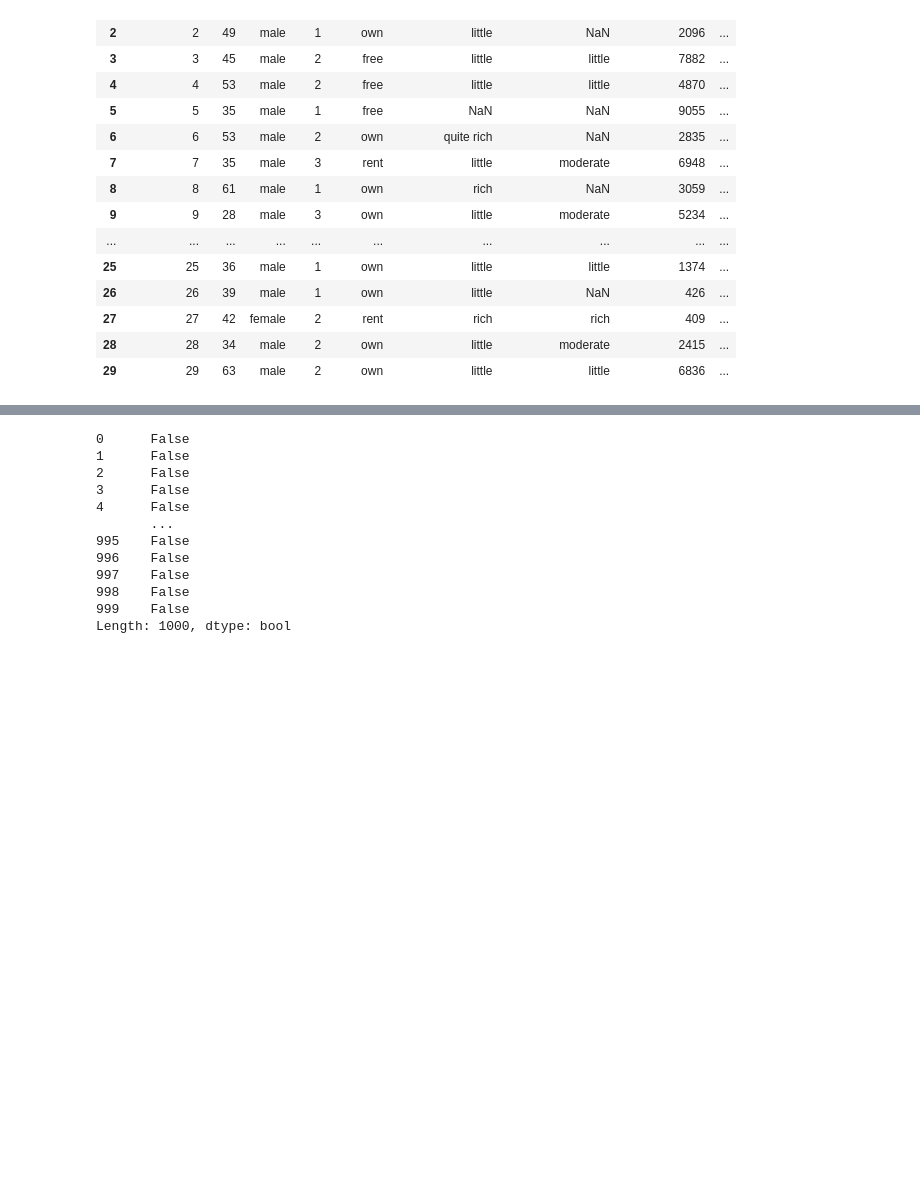
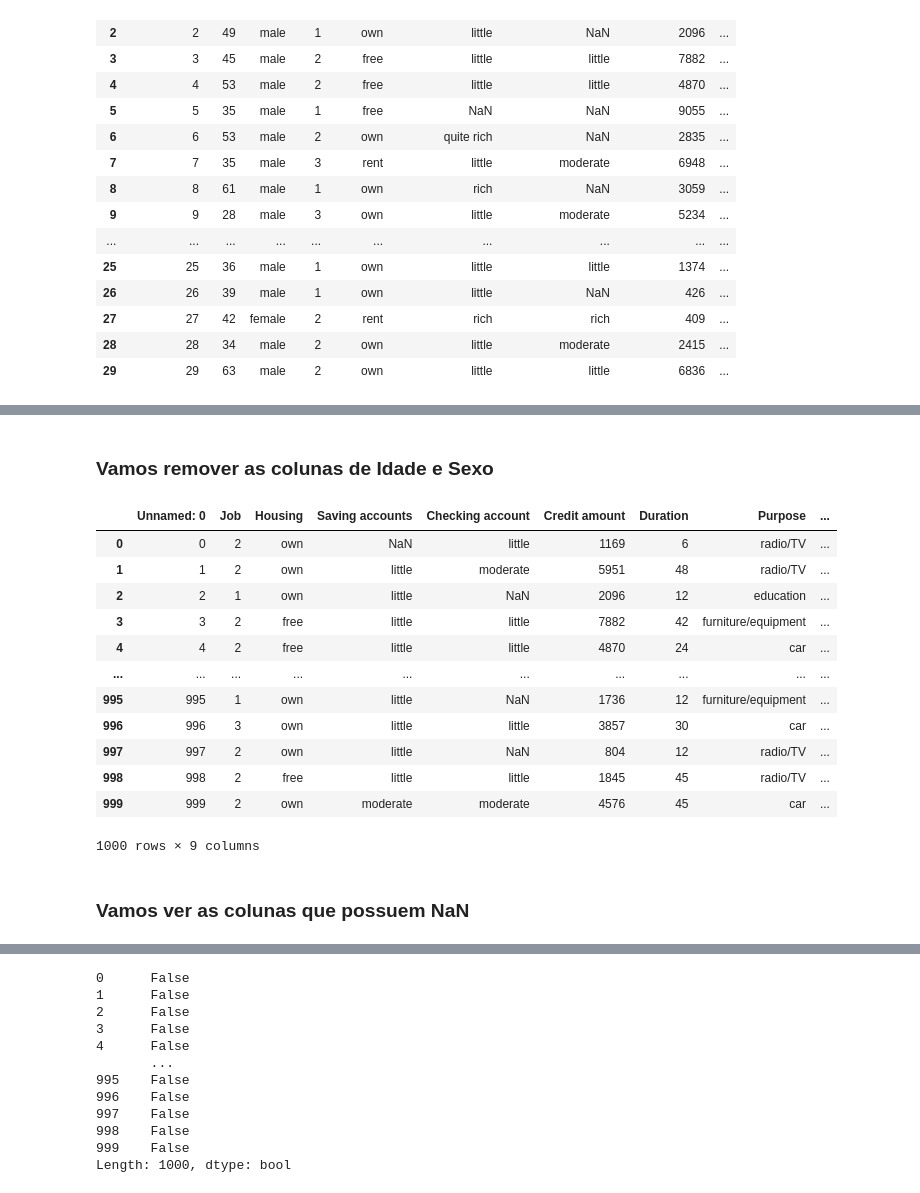
Before and after one commit to jfahelof/portfolio-credit-risk, a Jupyter notebook: credit_risk.ipynb, the cells around one changed output, grey strips where cells are left out. Drawn from its saved outputs; the diff is of its cells as text; code cells hidden in the pictures; blank space fills up the shorter version.

```diff
--- a/credit_risk.ipynb
+++ b/credit_risk.ipynb
@@ -63,0 +113,22 @@ Job - 0(não qualificado e não residente), 1(não qualificado mas residente), 2
+# %% [markdown]
+### Vamos remover as colunas de Idade e Sexo
+# %%
+data = data.drop(columns=['Sex', 'Age'])
+
+data
+# %% [output]
+|  | Unnamed: 0 | Job | Housing | Saving accounts | Checking account | Credit amount | Duration | Purpose | ... |
+| 0 | 0 | 2 | own | NaN | little | 1169 | 6 | radio/TV | ... |
+| 1 | 1 | 2 | own | little | moderate | 5951 | 48 | radio/TV | ... |
+| 2 | 2 | 1 | own | little | NaN | 2096 | 12 | education | ... |
+| 3 | 3 | 2 | free | little | little | 7882 | 42 | furniture/equipment | ... |
+| 4 | 4 | 2 | free | little | little | 4870 | 24 | car | ... |
+| ... | ... | ... | ... | ... | ... | ... | ... | ... | ... |
+| 995 | 995 | 1 | own | little | NaN | 1736 | 12 | furniture/equipment | ... |
+| 996 | 996 | 3 | own | little | little | 3857 | 30 | car | ... |
+| 997 | 997 | 2 | own | little | NaN | 804 | 12 | radio/TV | ... |
+| 998 | 998 | 2 | free | little | little | 1845 | 45 | radio/TV | ... |
+| 999 | 999 | 2 | own | moderate | moderate | 4576 | 45 | car | ... |
+1000 rows × 9 columns
+# %% [markdown]
+### Vamos ver as colunas que possuem NaN
```
Also changed, not shown: parts of 15 cells of this notebook.
